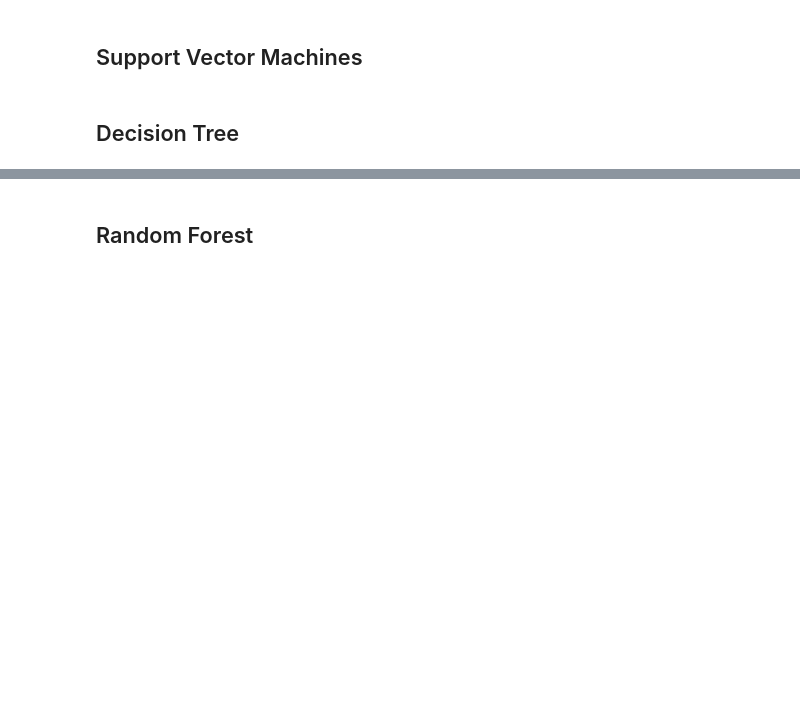
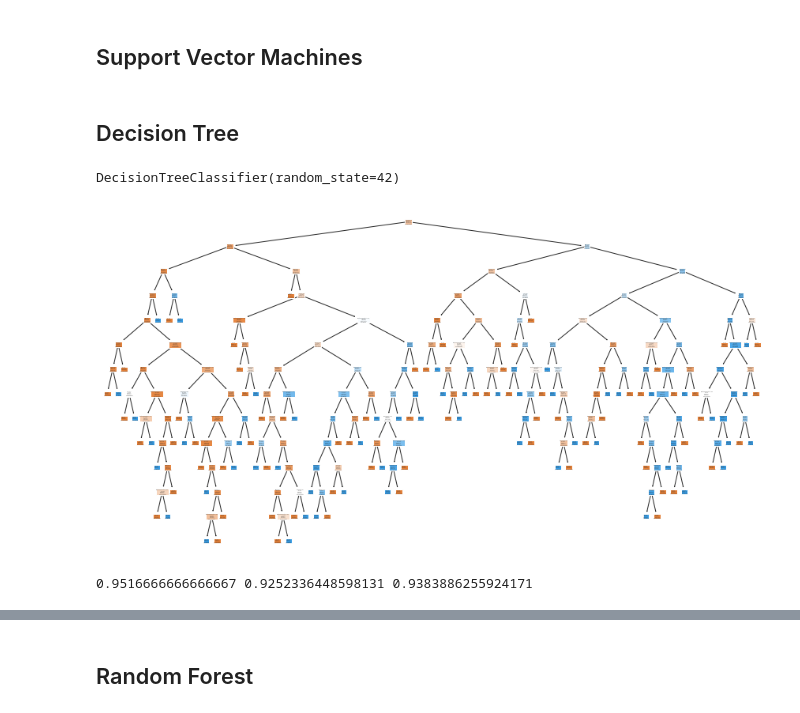
Before and after one commit to Ahmed-Alsardi/CS364_ml_project, a Jupyter notebook: main.ipynb, the cells around one changed output, grey strips where cells are left out. Drawn from its saved outputs; the diff is of its cells as text; code cells hidden in the pictures; blank space fills up the shorter version.

```diff
--- a/main.ipynb
+++ b/main.ipynb
@@ -172,10 +172,10 @@ param_dict = {
     "weights": ["uniform", "distance"],
 }
 
-gs = GridSearchCV(KNeighborsClassifier(), param_grid=param_dict, cv=5, scoring="accuracy")
+knn_gs = GridSearchCV(KNeighborsClassifier(), param_grid=param_dict, cv=5, scoring="accuracy")
 # %%
-gs.fit(train_X, train_y)
-gs.best_params_
+knn_gs.fit(train_X, train_y)
+knn_gs.best_params_
 # %% [output]
 {'n_neighbors': 100, 'weights': 'distance'}
 # %%
@@ -196,2 +214,23 @@ print(knn_accuracy, knn_precision, knn_recall)
 # %% [markdown]
 ## Decision Tree
+# %%
+clf_dt = DecisionTreeClassifier(random_state=random_state)
+clf_dt.fit(train_X, train_y)
+# %% [output]
+DecisionTreeClassifier(random_state=42)
+# %%
+# The size of the figure
+plt.figure(figsize=(15, 8))
+plot_tree(clf_dt, feature_names=X.columns, class_names=["No Diabetes", "Diabetes"], filled=True)
+plt.show()
+# %% [output]
+[figure, added]
+# %%
+# Metrics
+dt_prediction = clf_dt.predict(test_X)
+dt_accuracy = accuracy_score(test_y, dt_prediction)
+dt_precision = precision_score(test_y, dt_prediction)
+dt_recall = recall_score(test_y, dt_prediction)
+print(dt_accuracy, dt_precision, dt_recall)
+# %% [output]
+0.9516666666666667 0.9252336448598131 0.9383886255924171
```
Also changed, not shown: parts of 19 cells of this notebook.
